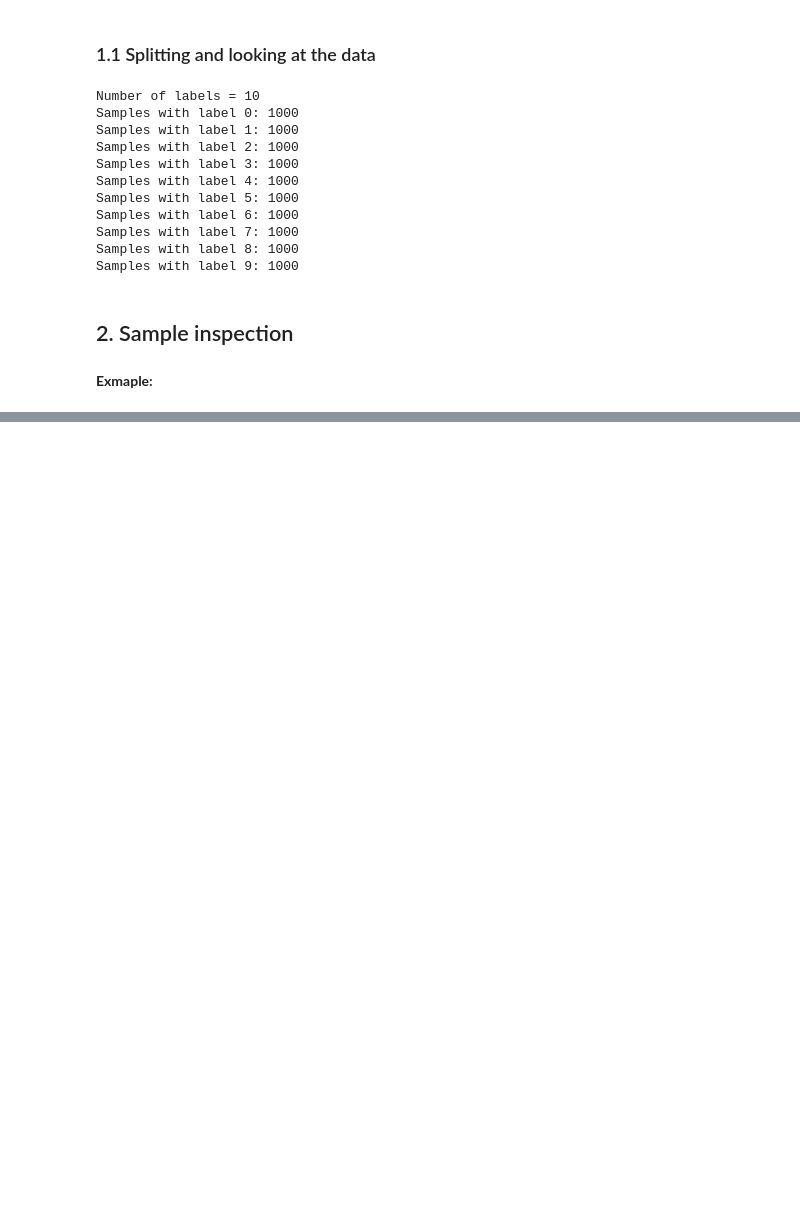
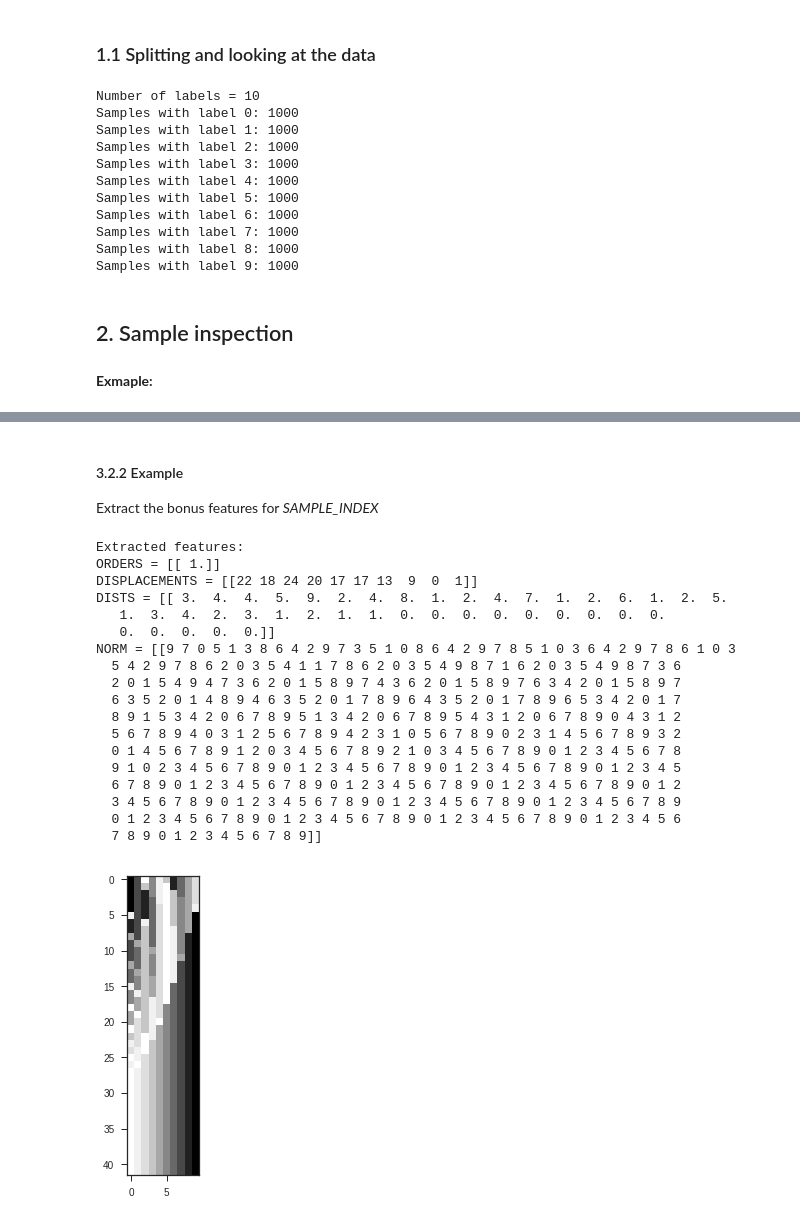
Before and after one commit to nikitautiu/datascience, a Jupyter notebook: risttest/risttest.ipynb, the cells around one changed output, grey strips where cells are left out. Saved outputs shown, nothing was run; the diff lists cells and outputs as text; code cells hidden in the pictures; blank space fills up the shorter version.

```diff
--- a/risttest/risttest.ipynb
+++ b/risttest/risttest.ipynb
@@ -227,0 +318,38 @@ array([[ 0.,  1.],
+# %% [markdown]
+#### 3.2.2 Example
+Extract the bonus features for *SAMPLE_INDEX*
+# %%
+sample = X.iloc[SAMPLE_IND].values[np.newaxis, :]
+
+orders_one_hot = extract_orders_one_hot(sample, IMG_WIDTH)
+displacements = extract_displacements(sample, IMG_WIDTH)
+dists = extract_swap_dists(sample, IMG_WIDTH)
+norm = extract_norm_samps(sample, IMG_WIDTH)
+
+print("Extracted features:")
+print("ORDERS = {}".format(orders_one_hot))
+print("DISPLACEMENTS = {}".format(displacements))
+print("DISTS = {}".format(dists))
+print("NORM = {}".format(norm))
+
+plt.imshow(img);  # image for reference
+# %% [output]
+Extracted features:
+ORDERS = [[ 1.]]
+DISPLACEMENTS = [[22 18 24 20 17 17 13  9  0  1]]
+DISTS = [[ 3.  4.  4.  5.  9.  2.  4.  8.  1.  2.  4.  7.  1.  2.  6.  1.  2.  5.
+   1.  3.  4.  2.  3.  1.  2.  1.  1.  0.  0.  0.  0.  0.  0.  0.  0.  0.
+   0.  0.  0.  0.  0.]]
+NORM = [[9 7 0 5 1 3 8 6 4 2 9 7 3 5 1 0 8 6 4 2 9 7 8 5 1 0 3 6 4 2 9 7 8 6 1 0 3
+  5 4 2 9 7 8 6 2 0 3 5 4 1 1 7 8 6 2 0 3 5 4 9 8 7 1 6 2 0 3 5 4 9 8 7 3 6
+  2 0 1 5 4 9 4 7 3 6 2 0 1 5 8 9 7 4 3 6 2 0 1 5 8 9 7 6 3 4 2 0 1 5 8 9 7
+  6 3 5 2 0 1 4 8 9 4 6 3 5 2 0 1 7 8 9 6 4 3 5 2 0 1 7 8 9 6 5 3 4 2 0 1 7
+  8 9 1 5 3 4 2 0 6 7 8 9 5 1 3 4 2 0 6 7 8 9 5 4 3 1 2 0 6 7 8 9 0 4 3 1 2
+  5 6 7 8 9 4 0 3 1 2 5 6 7 8 9 4 2 3 1 0 5 6 7 8 9 0 2 3 1 4 5 6 7 8 9 3 2
+  0 1 4 5 6 7 8 9 1 2 0 3 4 5 6 7 8 9 2 1 0 3 4 5 6 7 8 9 0 1 2 3 4 5 6 7 8
+  9 1 0 2 3 4 5 6 7 8 9 0 1 2 3 4 5 6 7 8 9 0 1 2 3 4 5 6 7 8 9 0 1 2 3 4 5
+  6 7 8 9 0 1 2 3 4 5 6 7 8 9 0 1 2 3 4 5 6 7 8 9 0 1 2 3 4 5 6 7 8 9 0 1 2
+  3 4 5 6 7 8 9 0 1 2 3 4 5 6 7 8 9 0 1 2 3 4 5 6 7 8 9 0 1 2 3 4 5 6 7 8 9
+  0 1 2 3 4 5 6 7 8 9 0 1 2 3 4 5 6 7 8 9 0 1 2 3 4 5 6 7 8 9 0 1 2 3 4 5 6
+  7 8 9 0 1 2 3 4 5 6 7 8 9]]
+[figure, added]
```
Also changed, not shown: parts of 10 cells of this notebook, 1 other file.
